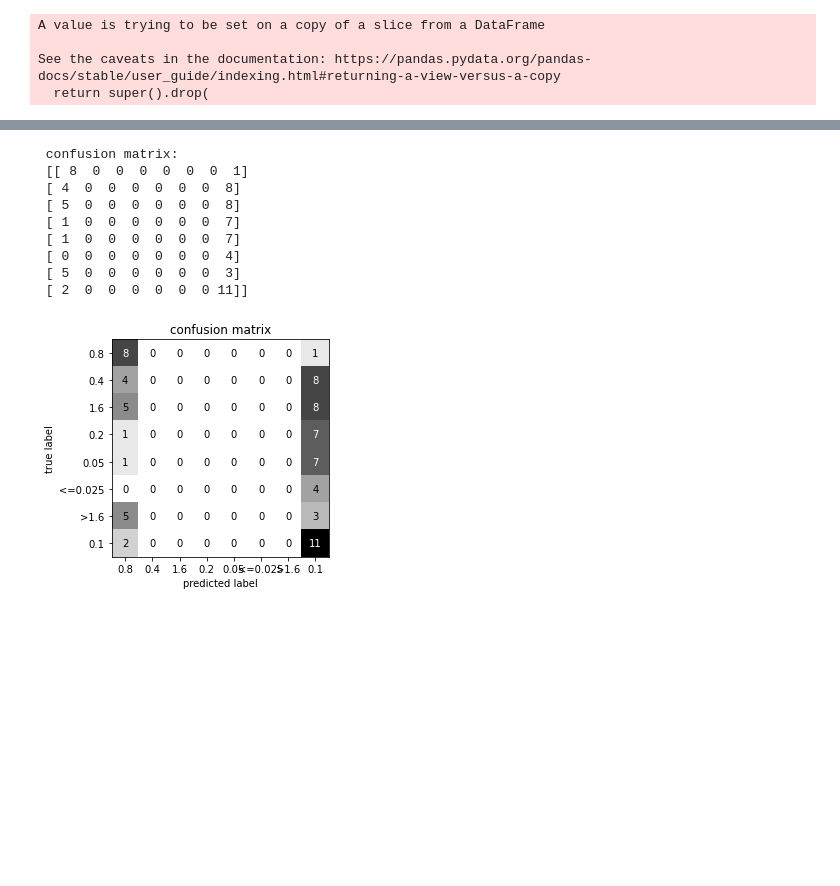
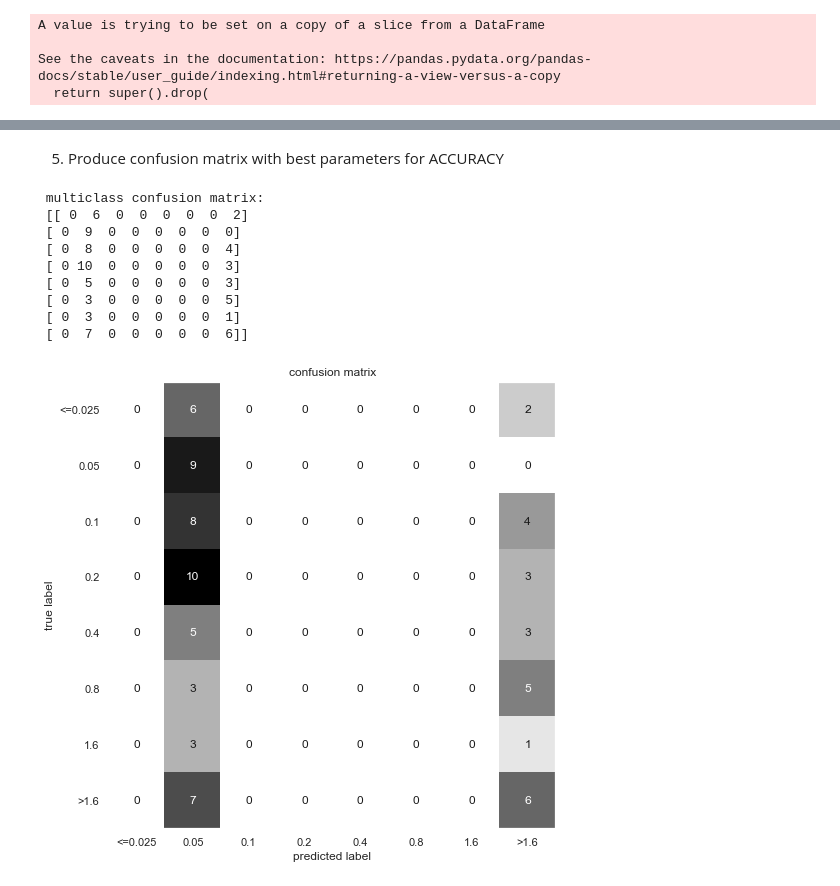
Before and after one commit to fowler-lab/Inh_resistance, a Jupyter notebook: DTree_notebook.ipynb, the cells around one changed output, grey strips where cells are left out. Saved outputs shown, nothing was run; the diff lists cells and outputs as text; code cells hidden in the pictures; blank space fills up the shorter version.

```diff
--- a/DTree_notebook.ipynb
+++ b/DTree_notebook.ipynb
@@ -398,4 +591,4 @@ See the caveats in the documentation: https://pandas.pydata.org/pandas-docs/stab
 # %%
 #split data into training and test sets
 X_train_cv, X_test_cv, y_train_cv, y_test_cv = train_test_split(X_train_nodup, y_train_nodup,
-                                                    random_state=0)
+                                                    random_state=0, test_size=0.2)
@@ -411,8 +608,8 @@ param_grid = {'max_depth':[2,4,6,8,10,12,14, None],
 # %%
 from sklearn.model_selection import KFold
-#Grid search with kfold cross validation (best cv for logred multiclass classificaiton)
-Kfold = KFold(n_splits=5)
-grid_kfold = GridSearchCV(tree, param_grid, cv=Kfold)
+#Grid search with kfold shuffled cross validation
+Kfold_shuffle=KFold(n_splits=5, shuffle=True, random_state=0)
+grid_kfold = GridSearchCV(tree, param_grid, cv=Kfold_shuffle)
 grid_kfold.fit(X_train_cv, y_train_cv)
 print ('grid_kfold_shuffle: best estimator: \n', grid_kfold.best_estimator_)
 print ('grid_kfold_shuffle: best cross-validation score: ', grid_kfold.best_score_)
@@ -427,7 +624,7 @@ grid_kfold_shuffle: test set average accuracy:  0.16
 # %%
 #define trees with best perfoming parameters, or default parameters
-tree_best_params = DecisionTreeClassifier(max_depth=2, min_samples_leaf=0.2,
-                       min_samples_split=0.7, random_state=0)
+tree_best_params = DecisionTreeClassifier(max_depth=2, min_samples_leaf=0.1,
+                       min_samples_split=0.1, random_state=0)
 tree_no_params = DecisionTreeClassifier(random_state=0)
 tree_best_params.fit(X_train_cv, y_train_cv)
 tree_no_params.fit(X_train_cv, y_train_cv)
@@ -452,3 +649,5 @@ plot_feature_importances(tree_best_params)
+# %% [markdown]
+5. Produce confusion matrix with best parameters for ACCURACY
 # %%
 #copy and fit classifier with best parameters from previous section
 tree = tree_best_params
@@ -456,32 +655,33 @@ tree.fit(X_train_cv, y_train_cv)
 
 predict = tree.predict(X_test_nodup)
 #generate confusion matrix
-confusion = confusion_matrix(y_test_nodup, predict)
+target_names = ['<=0.025','0.05','0.1','0.2','0.4','0.8',  '1.6','>1.6']
+confusion = confusion_matrix(y_test_nodup, predict, labels = target_names)
 
-print ('\n confusion matrix: \n', confusion)
+print ('\n multiclass confusion matrix: \n', confusion)
 # %% [output]
- confusion matrix:
- [[ 8  0  0  0  0  0  0  1]
- [ 4  0  0  0  0  0  0  8]
- [ 5  0  0  0  0  0  0  8]
- [ 1  0  0  0  0  0  0  7]
- [ 1  0  0  0  0  0  0  7]
- [ 0  0  0  0  0  0  0  4]
- [ 5  0  0  0  0  0  0  3]
- [ 2  0  0  0  0  0  0 11]]
+ multiclass confusion matrix:
+ [[ 0  6  0  0  0  0  0  2]
+ [ 0  9  0  0  0  0  0  0]
+ [ 0  8  0  0  0  0  0  4]
+ [ 0 10  0  0  0  0  0  3]
+ [ 0  5  0  0  0  0  0  3]
+ [ 0  3  0  0  0  0  0  5]
+ [ 0  3  0  0  0  0  0  1]
+ [ 0  7  0  0  0  0  0  6]]
 # %%
 #generate heatmap of confusion matrix for visualisation
 
 import mglearn
 
-target_names = MIC_ML_data['MIC_values'].unique().tolist()
+target_names = ['<=0.025','0.05','0.1','0.2','0.4','0.8',  '1.6','>1.6']
 scores_image = mglearn.tools.heatmap(confusion, xlabel='predicted label',
                                      ylabel='true label', xticklabels=target_names,
                                      yticklabels=target_names, cmap=plt.cm.gray_r, fmt='%d')
 plt.title('confusion matrix')
 plt.gca().invert_yaxis()
 # %% [output]
-[figure, old version]
+[figure, new version]
 # %%
 #generate classification report
 from sklearn.metrics import classification_report
```
Also changed, not shown: parts of 53 cells of this notebook.
